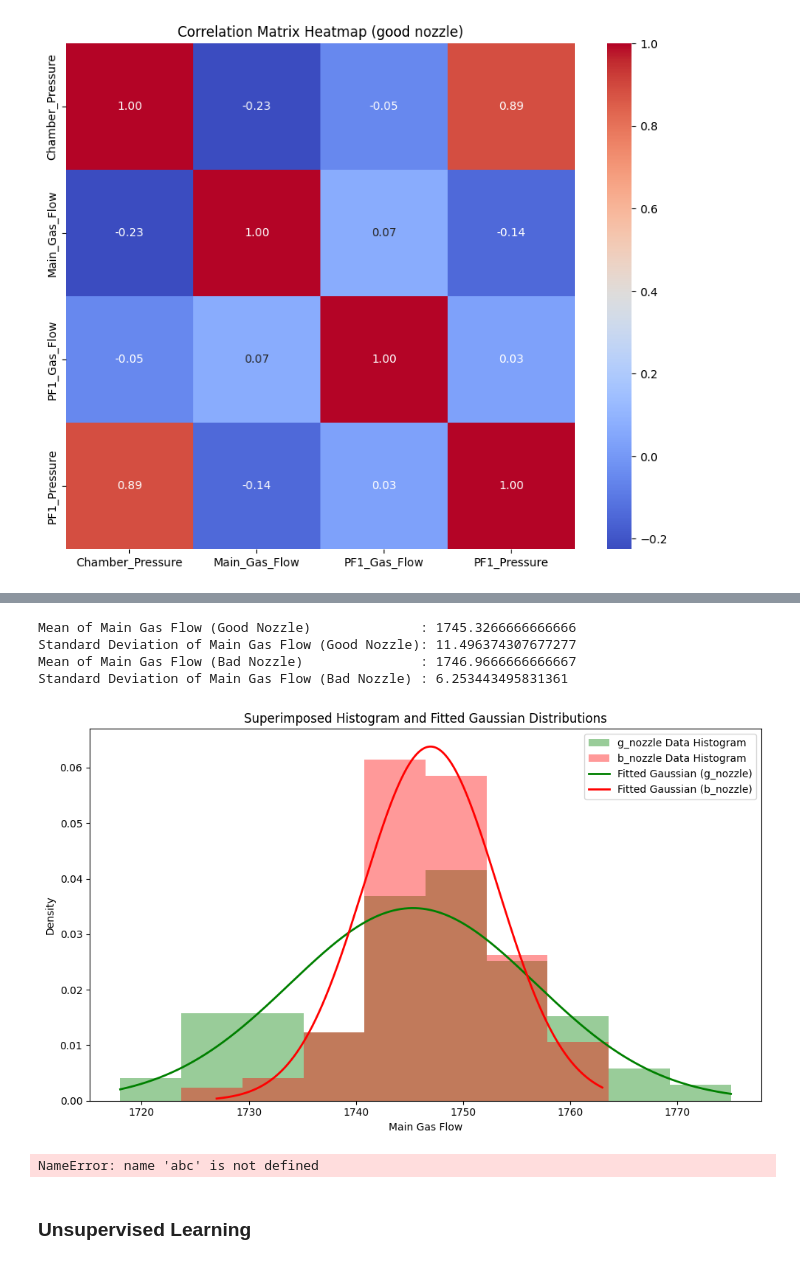
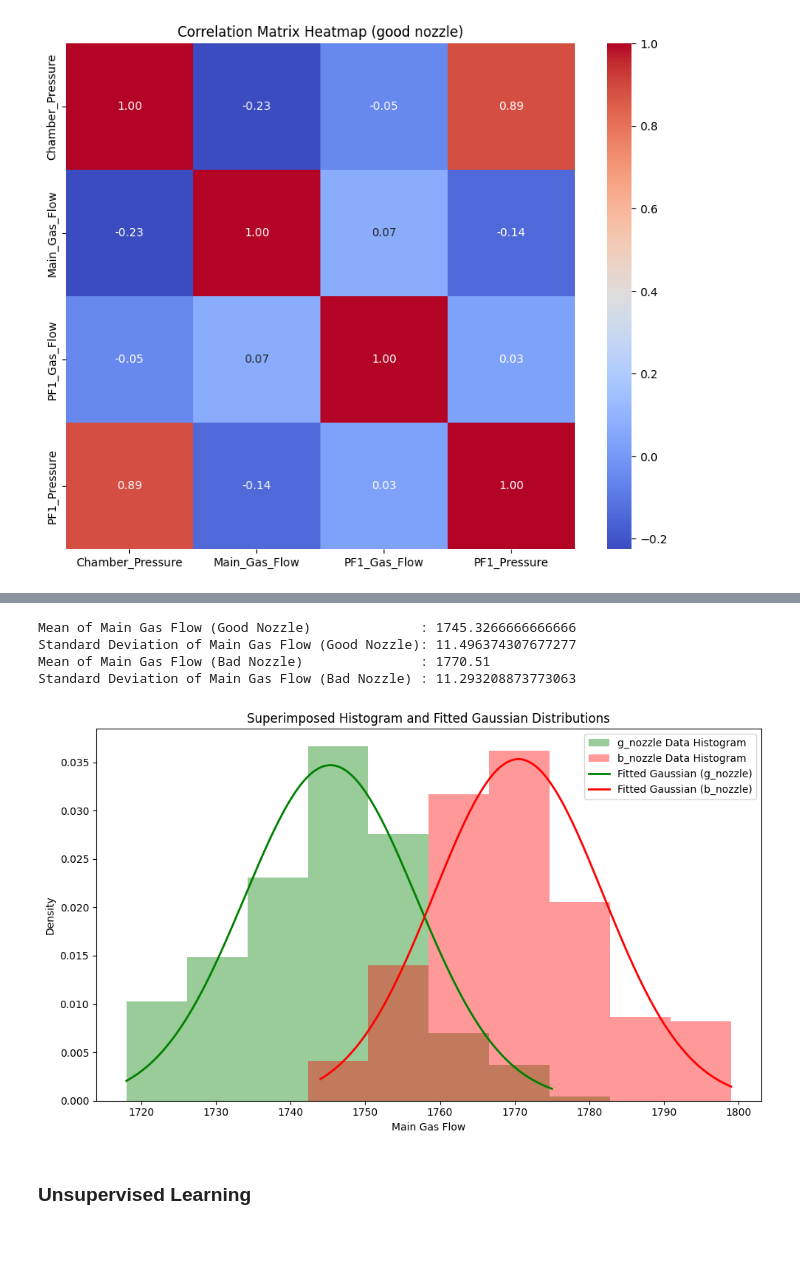
Before and after one commit to yongzane00/LSTM_Process_Outcome_Prediction, a Jupyter notebook: code/good_and_bad_nozzle.ipynb, the cells around one changed output, grey strips where cells are left out. Saved outputs shown, nothing was run; the diff lists cells and outputs as text; code cells hidden in the pictures.

Commit message:
graphs, data, and scripts

```diff
--- a/code/good_and_bad_nozzle.ipynb
+++ b/code/good_and_bad_nozzle.ipynb
@@ -5,6 +5,8 @@ Import both good and bad dataset seprately into 2 different DataFrame
 # %%
 import pandas as pd
 
-g_df = pd.read_csv("../data/Good_Nozzle_set1.csv")
-b_df = pd.read_csv("../data/Worst_Nozzle_set1.csv")
-b_df.head()
+g_csv_name = "Good_Nozzle_set1"
+b_csv_name = "Worst_Nozzle_set3"
+
+g_df = pd.read_csv(f"../data/{g_csv_name}.csv")
+b_df = pd.read_csv(f"../data/{b_csv_name}.csv")
@@ -179,8 +195,8 @@ import matplotlib.pyplot as plt
 from scipy.stats import norm
 
 # Assuming g_nozzle_df["Main_Gas_Flow"] and b_nozzle_df["Main_Gas_Flow"] are available
-g_main_gas_flow = g_nozzle_df["Main_Gas_Flow"]
-b_main_gas_flow = b_nozzle_df["Main_Gas_Flow"]
+g_main_gas_flow = g_pros_param_df["Main_Gas_Flow"]
+b_main_gas_flow = b_pros_param_df["Main_Gas_Flow"]
 
 # Calculate mean and std for both datasets
 mean_g = np.mean(g_main_gas_flow)
@@ -204,40 +220,37 @@ print(f"Standard Deviation of Main Gas Flow (Bad Nozzle) : {std_b}")
 
 bins = 10
 
 # Find the global min and max to ensure both histograms have the same range
 min_range = min(min(g_main_gas_flow), min(b_main_gas_flow))
 max_range = max(max(g_main_gas_flow), max(b_main_gas_flow))
 
 # Plotting histograms and Gaussian fits superimposed
 plt.figure(figsize=(10, 6))
 
 # Histogram for g_nozzle with Gaussian fit
 plt.hist(g_main_gas_flow, bins=bins, density=True, alpha=0.4, color='g', label='g_nozzle Data Histogram', range=(min_range, max_range))
 
 # Histogram for b_nozzle with Gaussian fit
 plt.hist(b_main_gas_flow, bins=bins, density=True, alpha=0.4, color='r', label='b_nozzle Data Histogram', range=(min_range, max_range))
 
 # Plot fitted Gaussian distributions
 plt.plot(x_g, pdf_fitted_g, 'g', linewidth=2, label='Fitted Gaussian (g_nozzle)')
 plt.plot(x_b, pdf_fitted_b, 'r', linewidth=2, label='Fitted Gaussian (b_nozzle)')
 
 # Adding labels and legend
 plt.title('Superimposed Histogram and Fitted Gaussian Distributions')
 plt.xlabel('Main Gas Flow')
 plt.ylabel('Density')
 plt.legend()
 plt.tight_layout()
+plt.savefig(f"../graphs/{g_csv_name}-vs-{b_csv_name}_hist.png", format="png", dpi=300, bbox_inches="tight")
 plt.show()
 # %% [output]
 Mean of Main Gas Flow (Good Nozzle)              : 1745.3266666666666
 Standard Deviation of Main Gas Flow (Good Nozzle): 11.496374307677277
-Mean of Main Gas Flow (Bad Nozzle)               : 1746.9666666666667
-Standard Deviation of Main Gas Flow (Bad Nozzle) : 6.253443495831361
+Mean of Main Gas Flow (Bad Nozzle)               : 1770.51
+Standard Deviation of Main Gas Flow (Bad Nozzle) : 11.293208873773063
-[figure, old version]
+[figure, new version]
-# %%
-abc
-# %% [output]
-NameError: name 'abc' is not defined
 # %% [markdown]
 ### Unsupervised Learning
 # %% [markdown]
```
Also changed, not shown: parts of 14 cells of this notebook, 41 other files.
